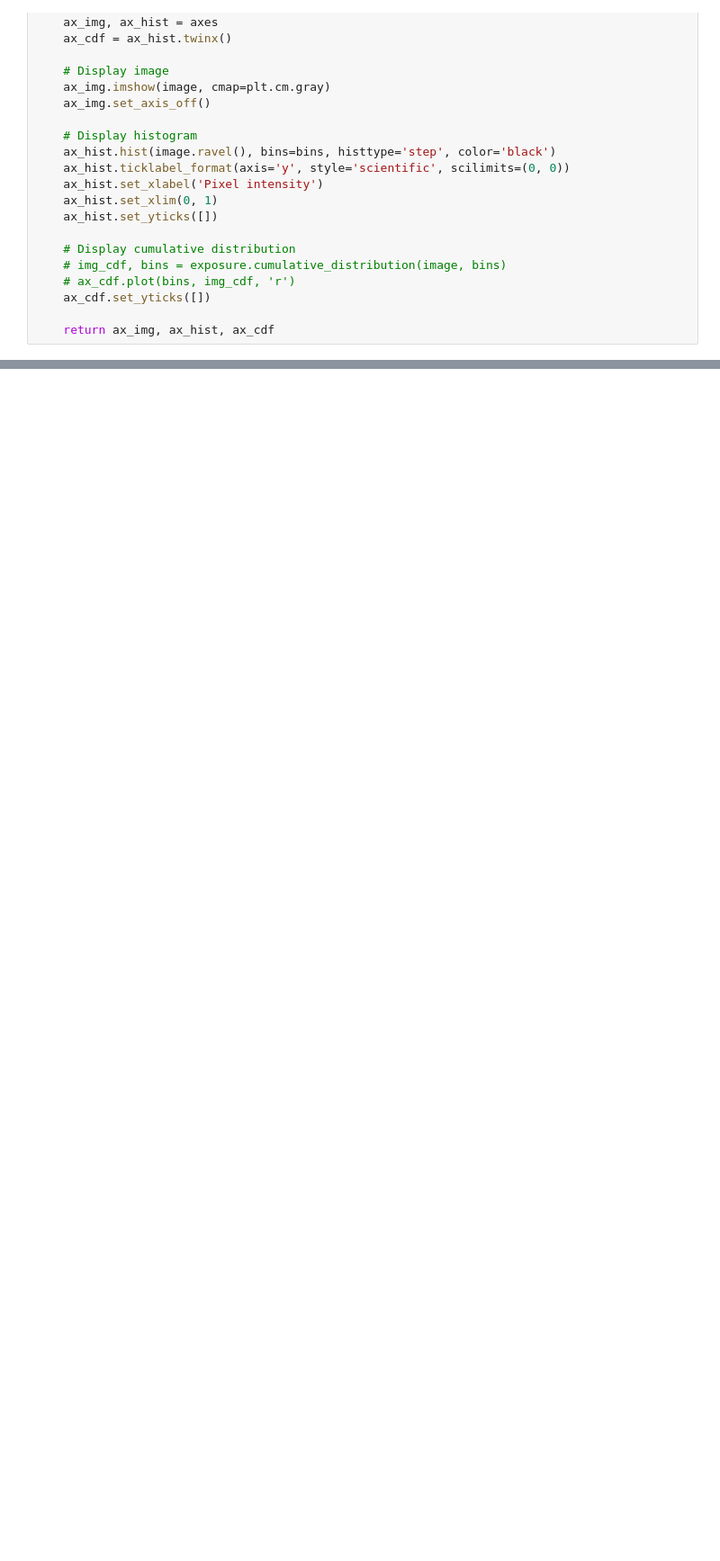
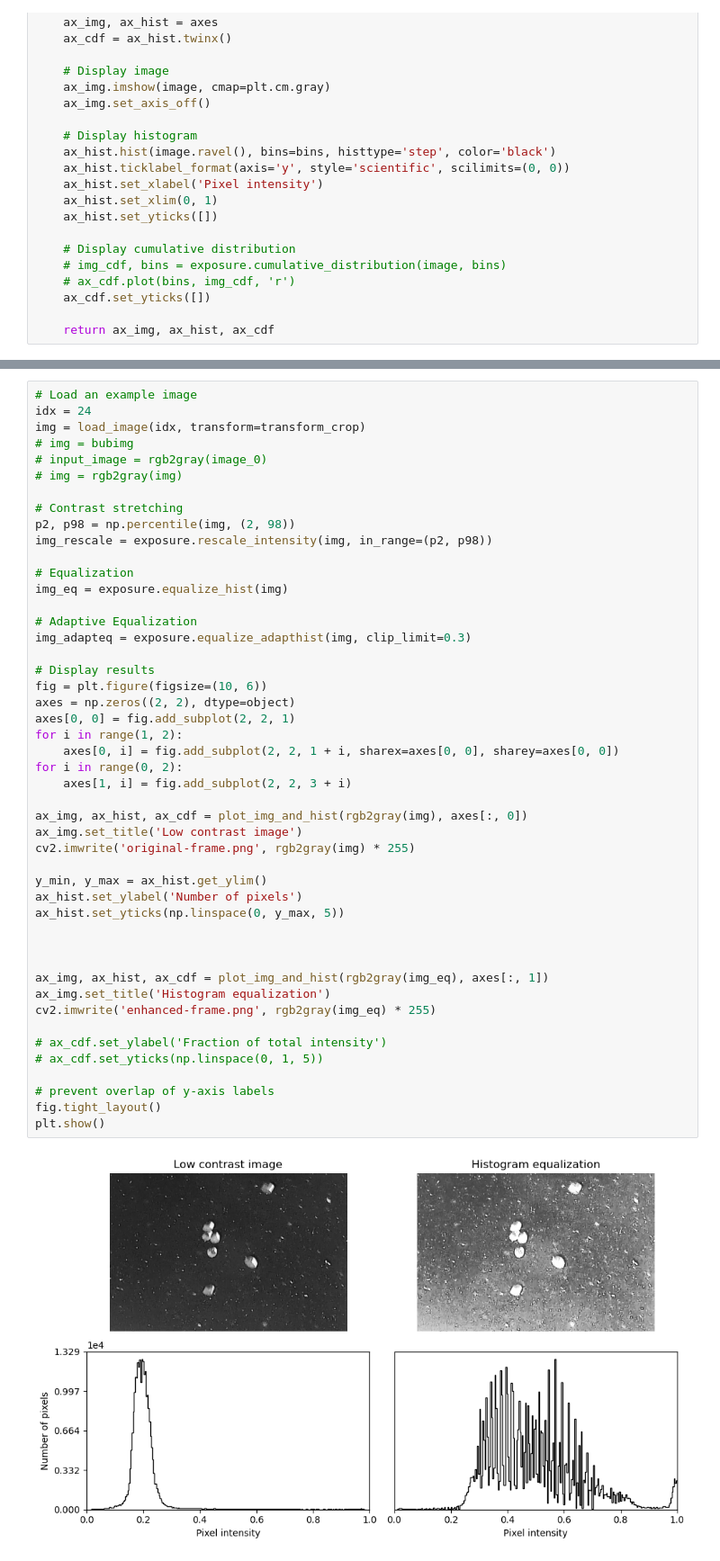
Before and after one commit to liushuduo/optical-bubble-identification, a Jupyter notebook: bubble_detection.ipynb, the cells around one changed output, grey strips where cells are left out. Shown at 90% size. Drawn from its saved outputs; the diff is of its cells as text; blank space fills up the shorter version.

```diff
--- a/bubble_detection.ipynb
+++ b/bubble_detection.ipynb
@@ -116,3 +96,52 @@ plt.show()
+# %%
+# Load an example image
+idx = 24
+img = load_image(idx, transform=transform_crop)
+# img = bubimg
+# input_image = rgb2gray(image_0)
+# img = rgb2gray(img)
+
+# Contrast stretching
+p2, p98 = np.percentile(img, (2, 98))
+img_rescale = exposure.rescale_intensity(img, in_range=(p2, p98))
+
+# Equalization
+img_eq = exposure.equalize_hist(img)
+
+# Adaptive Equalization
+img_adapteq = exposure.equalize_adapthist(img, clip_limit=0.3)
+
+# Display results
+fig = plt.figure(figsize=(10, 6))
+axes = np.zeros((2, 2), dtype=object)
+axes[0, 0] = fig.add_subplot(2, 2, 1)
+for i in range(1, 2):
+    axes[0, i] = fig.add_subplot(2, 2, 1 + i, sharex=axes[0, 0], sharey=axes[0, 0])
+for i in range(0, 2):
+    axes[1, i] = fig.add_subplot(2, 2, 3 + i)
+
+ax_img, ax_hist, ax_cdf = plot_img_and_hist(rgb2gray(img), axes[:, 0])
+ax_img.set_title('Low contrast image')
+cv2.imwrite('original-frame.png', rgb2gray(img) * 255)
+
+y_min, y_max = ax_hist.get_ylim()
+ax_hist.set_ylabel('Number of pixels')
+ax_hist.set_yticks(np.linspace(0, y_max, 5))
+
+
+
+ax_img, ax_hist, ax_cdf = plot_img_and_hist(rgb2gray(img_eq), axes[:, 1])
+ax_img.set_title('Histogram equalization')
+cv2.imwrite('enhanced-frame.png', rgb2gray(img_eq) * 255)
+
+# ax_cdf.set_ylabel('Fraction of total intensity')
+# ax_cdf.set_yticks(np.linspace(0, 1, 5))
+
+# prevent overlap of y-axis labels
+fig.tight_layout()
+plt.show()
+# %% [output]
+[figure, added]
 # %%
 idx = 24
 img_raw = load_image(idx, transform=transform_crop)
```
Also changed, not shown: parts of 8 cells of this notebook, 8 other files.
